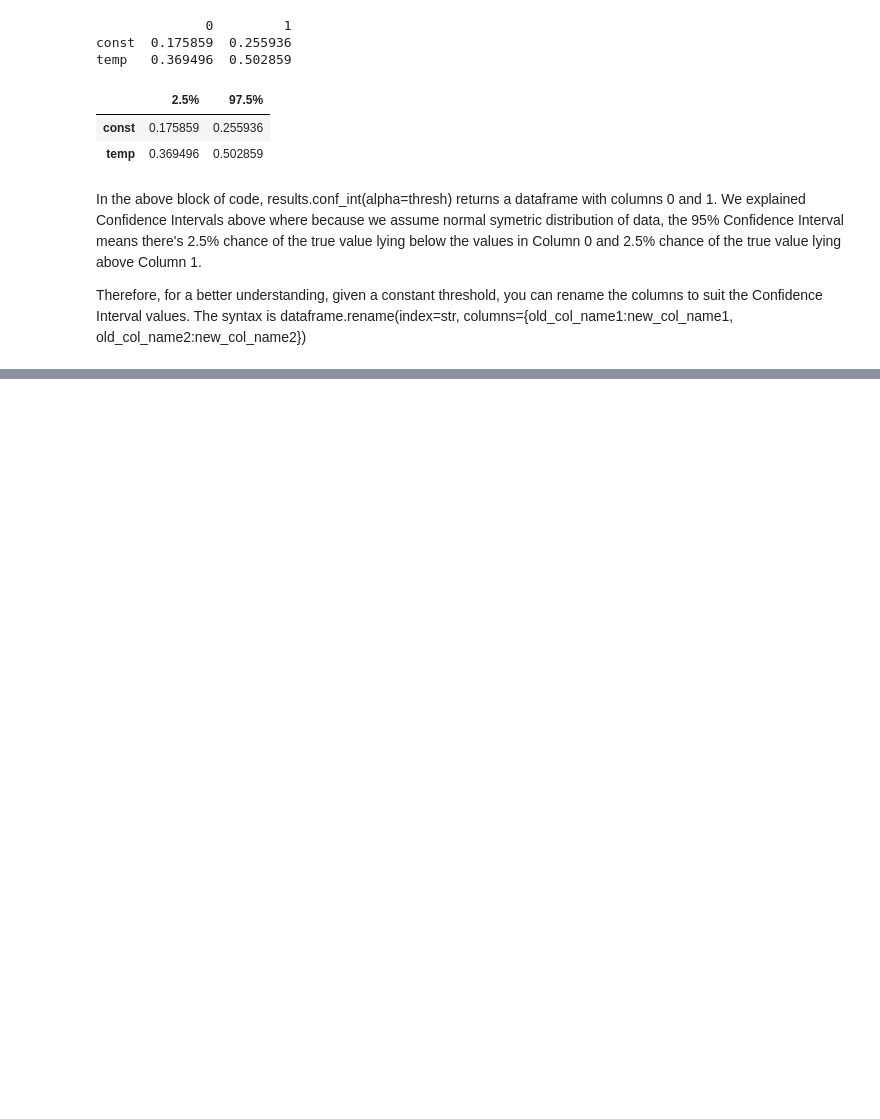
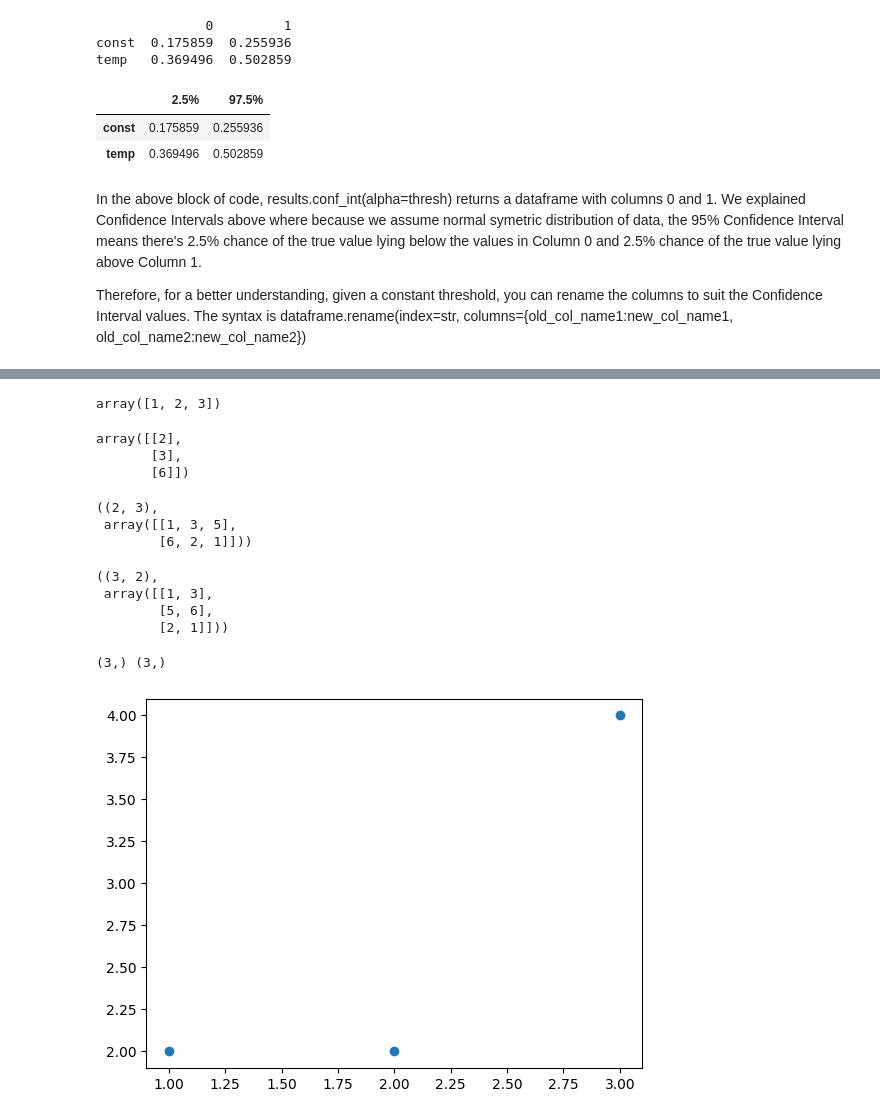
Before and after one commit to crdcamp/lin-reg-application, a Jupyter notebook: references/2_lin_reg_knn_reg_and_inference.ipynb, the cells around one changed output, grey strips where cells are left out. Drawn from its saved outputs; the diff is of its cells as text; code cells hidden in the pictures; blank space fills up the shorter version.

```diff
--- a/references/2_lin_reg_knn_reg_and_inference.ipynb
+++ b/references/2_lin_reg_knn_reg_and_inference.ipynb
@@ -729,0 +773,36 @@ Therefore, for a better understanding, given a constant threshold, you can renam
+# %%
+x_train.shape, y_train.shape
+x_train
+# %% [output]
+array([1, 2, 3])
+# %%
+x_train.reshape(3, 1)
+y_train.reshape(3, 1)
+# %% [output]
+array([[2],
+       [3],
+       [6]])
+# %%
+xx = np.array([[1, 3, 5], [6, 2, 1]])
+xx.shape, xx
+# %% [output]
+((2, 3),
+ array([[1, 3, 5],
+        [6, 2, 1]]))
+# %%
+xx = xx.reshape(3, -1) # -1 automatically reshapes the array
+xx.shape, xx
+# %% [output]
+((3, 2),
+ array([[1, 3],
+        [5, 6],
+        [2, 1]]))
+# %%
+# Make a simple scatterplot
+x_train = np.array([1,2,3])
+y_train = np.array([2,2,4])
+plt.scatter(x_train, y_train);
+print(x_train.shape, y_train.shape)
+# %% [output]
+(3,) (3,)
+[figure, added]
```
Also changed, not shown: parts of 5 cells of this notebook.
